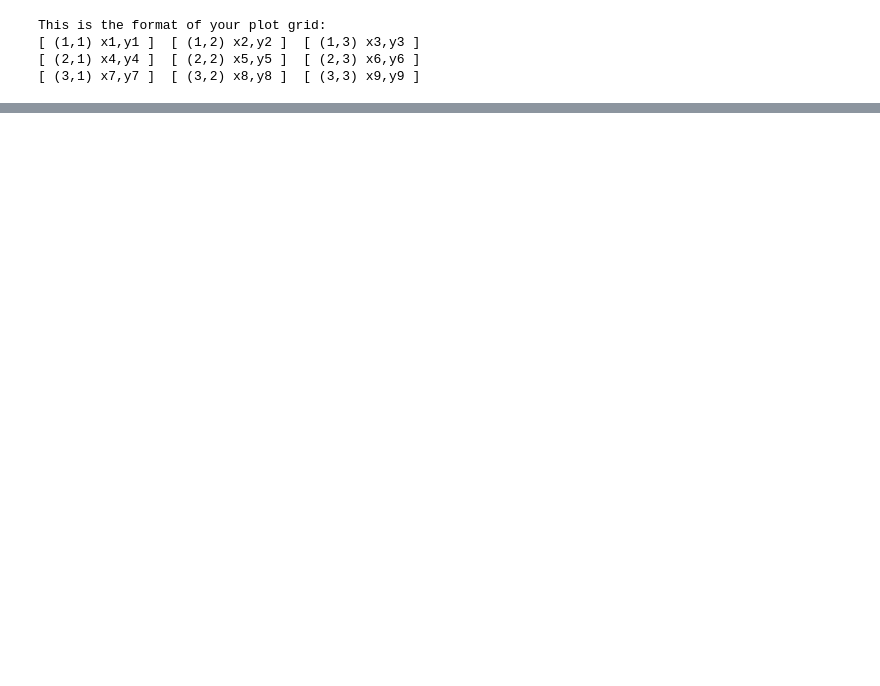
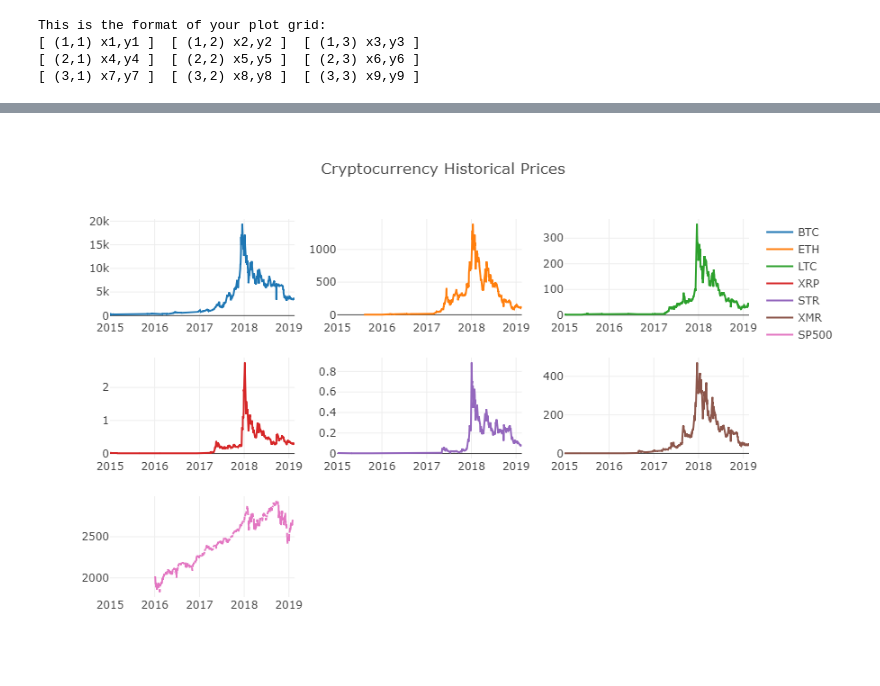
Before and after one commit to kyjohnson92/Crypto_ML, a Jupyter notebook: Crypto-Price-Analysis.ipynb, the cells around one changed output, grey strips where cells are left out. Drawn from its saved outputs; the diff is of its cells as text; code cells hidden in the pictures; blank space fills up the shorter version.

Commit message:
add plotly graphs for github

```diff
--- a/Crypto-Price-Analysis.ipynb
+++ b/Crypto-Price-Analysis.ipynb
@@ -127,9 +128,11 @@ def price_subplots(df):
 close_price_df = merge_dfs_on_column(list(asset_data.values()), list(asset_data.keys()), 'close')
 # %%
 price_subplots(close_price_df)
+Image("Crypto_Close_Subplot.png")
 # %% [output]
 This is the format of your plot grid:
 [ (1,1) x1,y1 ]  [ (1,2) x2,y2 ]  [ (1,3) x3,y3 ]
 [ (2,1) x4,y4 ]  [ (2,2) x5,y5 ]  [ (2,3) x6,y6 ]
 [ (3,1) x7,y7 ]  [ (3,2) x8,y8 ]  [ (3,3) x9,y9 ]
 [interactive output not drawn]
+[figure, added]
```
Also changed, not shown: parts of 7 cells of this notebook.
